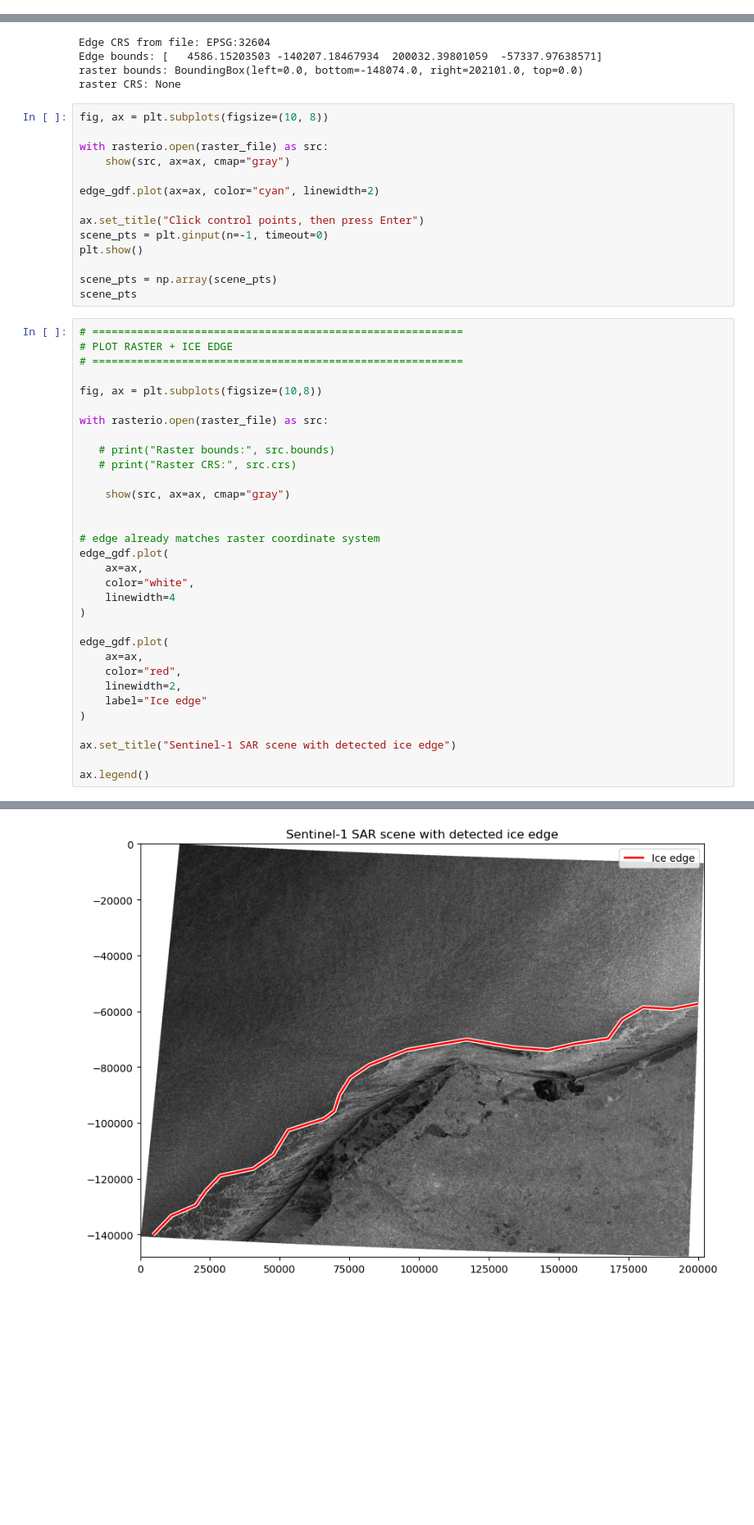
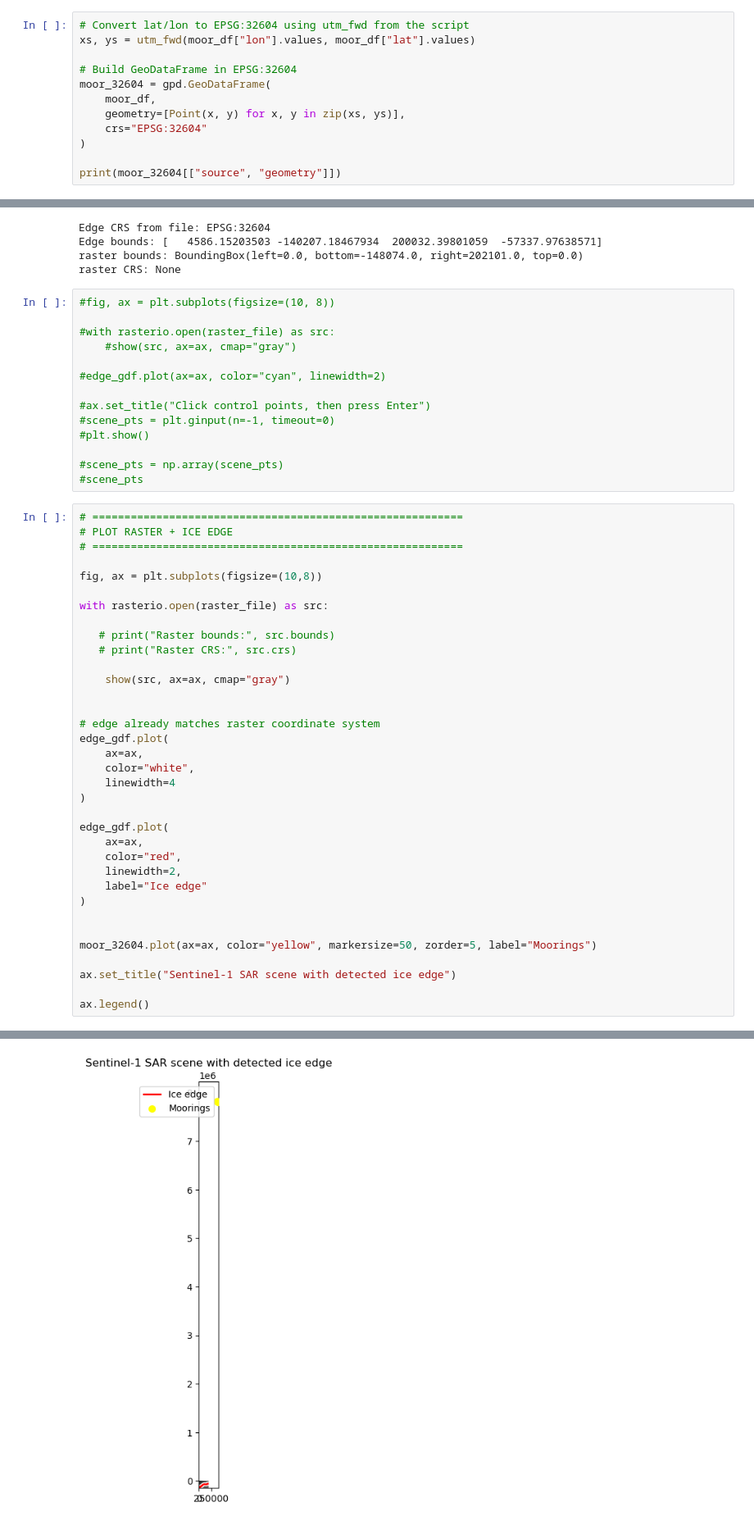
Before and after one commit to UW-GDA/Society_of_Bouy_Cowboys, a Jupyter notebook: Calculations /CoordinateSystem.ipynb, the cells around one changed output, grey strips where cells are left out. Shown at 82% size. Drawn from its saved outputs; the diff is of its cells as text; blank space fills up the shorter version.

```diff
--- a/Calculations /CoordinateSystem.ipynb
+++ b/Calculations /CoordinateSystem.ipynb
@@ -114,0 +147,12 @@ Buoys in analysis CRS:
+# %%
+# Convert lat/lon to EPSG:32604 using utm_fwd from the script
+xs, ys = utm_fwd(moor_df["lon"].values, moor_df["lat"].values)
+
+# Build GeoDataFrame in EPSG:32604
+moor_32604 = gpd.GeoDataFrame(
+    moor_df,
+    geometry=[Point(x, y) for x, y in zip(xs, ys)],
+    crs="EPSG:32604"
+)
+
+print(moor_32604[["source", "geometry"]])
@@ -130,19 +202,19 @@ Edge bounds: [   4586.15203503 -140207.18467934  200032.39801059  -57337.9763857
 raster bounds: BoundingBox(left=0.0, bottom=-148074.0, right=202101.0, top=0.0)
 raster CRS: None
 # %%
-fig, ax = plt.subplots(figsize=(10, 8))
+#fig, ax = plt.subplots(figsize=(10, 8))
 
-with rasterio.open(raster_file) as src:
-    show(src, ax=ax, cmap="gray")
+#with rasterio.open(raster_file) as src:
+    #show(src, ax=ax, cmap="gray")
 
-edge_gdf.plot(ax=ax, color="cyan", linewidth=2)
+#edge_gdf.plot(ax=ax, color="cyan", linewidth=2)
 
-ax.set_title("Click control points, then press Enter")
-scene_pts = plt.ginput(n=-1, timeout=0)
-plt.show()
+#ax.set_title("Click control points, then press Enter")
+#scene_pts = plt.ginput(n=-1, timeout=0)
+#plt.show()
 
-scene_pts = np.array(scene_pts)
-scene_pts
+#scene_pts = np.array(scene_pts)
+#scene_pts
 # %%
 # ==========================================================
 # PLOT RASTER + ICE EDGE
@@ -172,6 +244,9 @@ edge_gdf.plot(
     label="Ice edge"
 )
 
+
+moor_32604.plot(ax=ax, color="yellow", markersize=50, zorder=5, label="Moorings")
+
 ax.set_title("Sentinel-1 SAR scene with detected ice edge")
 
 ax.legend()
@@ -182,4 +255,4 @@ Raster CRS: None
-[figure, old version]
+[figure, new version]
 # %%
 aux_file = DATA / "SAT_GeoTiff/IcyCape_201911201739_S1B_EW_50m.tif.aux.xml"
 
```
Also changed, not shown: parts of 7 cells of this notebook, 5 other files.
